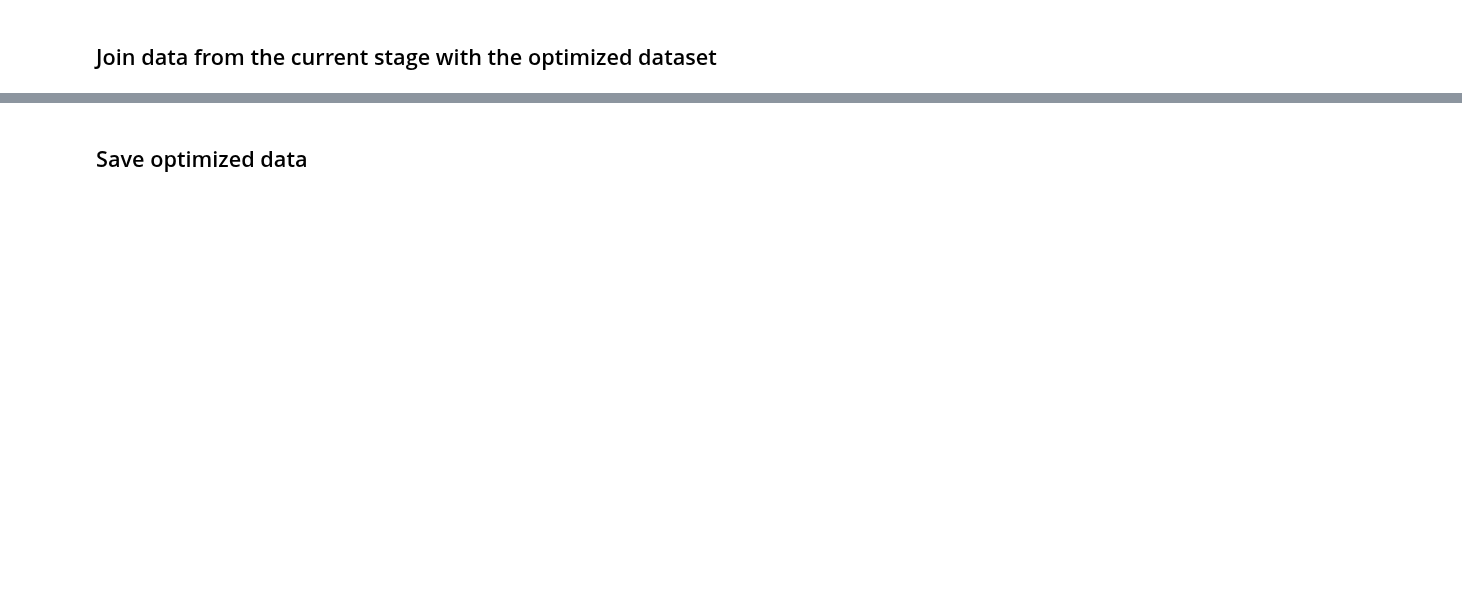
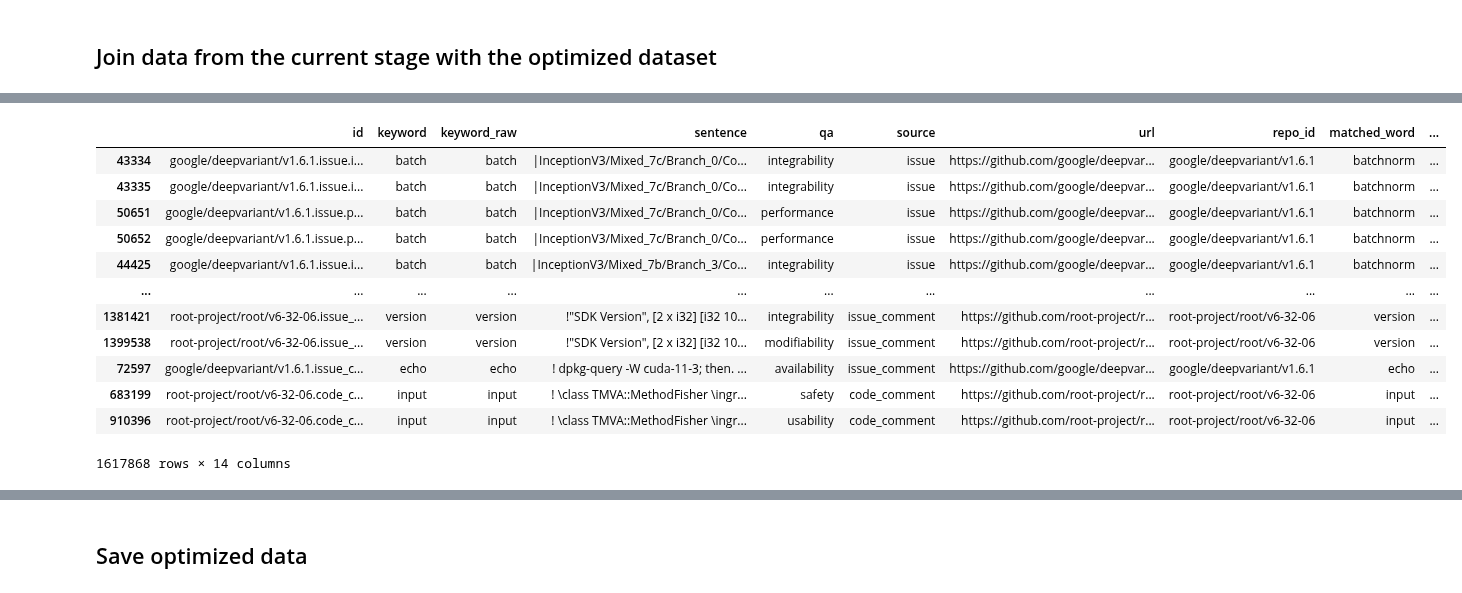
Before and after one commit to dmitrijs-voronovs/scientific-software-architecture-analysis, a Jupyter notebook: processing_pipeline/data_optimization/o_s0_noise_filtering.ipynb, the cells around one changed output, grey strips where cells are left out. Saved outputs shown, nothing was run; the diff lists cells and outputs as text; code cells hidden in the pictures; blank space fills up the shorter version.

```diff
--- a/processing_pipeline/data_optimization/o_s0_noise_filtering.ipynb
+++ b/processing_pipeline/data_optimization/o_s0_noise_filtering.ipynb
@@ -63,5 +65,5 @@ df_main.head()
 # %%
 import pandas as pd
 
-boolean_field = 's0_to_eliminate'
-df_2 = pd.merge(df_main, df, "left", )
+df2 = pd.merge(df_main, df, "left", current_stage_cfg.depends_on_fields)
+df2.head()
@@ -68 +77,17 @@ df_2 = pd.merge(df_main, df, "left", )
+# %%
+df2.sort_values(["s0_to_eliminate", "sentence"], ascending=[False, False])
+# %% [output]
+|  | id | keyword | keyword_raw | sentence | qa | source | url | repo_id | matched_word | ... |
+| 43334 | google/deepvariant/v1.6.1.issue.i... | batch | batch | |InceptionV3/Mixed_7c/Branch_0/Co... | integrability | issue | https://github.com/google/deepvar... | google/deepvariant/v1.6.1 | batchnorm | ... |
+| 43335 | google/deepvariant/v1.6.1.issue.i... | batch | batch | |InceptionV3/Mixed_7c/Branch_0/Co... | integrability | issue | https://github.com/google/deepvar... | google/deepvariant/v1.6.1 | batchnorm | ... |
+| 50651 | google/deepvariant/v1.6.1.issue.p... | batch | batch | |InceptionV3/Mixed_7c/Branch_0/Co... | performance | issue | https://github.com/google/deepvar... | google/deepvariant/v1.6.1 | batchnorm | ... |
+| 50652 | google/deepvariant/v1.6.1.issue.p... | batch | batch | |InceptionV3/Mixed_7c/Branch_0/Co... | performance | issue | https://github.com/google/deepvar... | google/deepvariant/v1.6.1 | batchnorm | ... |
+| 44425 | google/deepvariant/v1.6.1.issue.i... | batch | batch | |InceptionV3/Mixed_7b/Branch_3/Co... | integrability | issue | https://github.com/google/deepvar... | google/deepvariant/v1.6.1 | batchnorm | ... |
+| ... | ... | ... | ... | ... | ... | ... | ... | ... | ... | ... |
+| 1381421 | root-project/root/v6-32-06.issue_... | version | version | !"SDK Version", [2 x i32] [i32 10... | integrability | issue_comment | https://github.com/root-project/r... | root-project/root/v6-32-06 | version | ... |
+| 1399538 | root-project/root/v6-32-06.issue_... | version | version | !"SDK Version", [2 x i32] [i32 10... | modifiability | issue_comment | https://github.com/root-project/r... | root-project/root/v6-32-06 | version | ... |
+| 72597 | google/deepvariant/v1.6.1.issue_c... | echo | echo | ! dpkg-query -W cuda-11-3; then. ... | availability | issue_comment | https://github.com/google/deepvar... | google/deepvariant/v1.6.1 | echo | ... |
+| 683199 | root-project/root/v6-32-06.code_c... | input | input | ! \class TMVA::MethodFisher \ingr... | safety | code_comment | https://github.com/root-project/r... | root-project/root/v6-32-06 | input | ... |
+| 910396 | root-project/root/v6-32-06.code_c... | input | input | ! \class TMVA::MethodFisher \ingr... | usability | code_comment | https://github.com/root-project/r... | root-project/root/v6-32-06 | input | ... |
+1617868 rows × 14 columns
 # %% [markdown]
```
Also changed, not shown: parts of 25 cells of this notebook, 4 other files.
